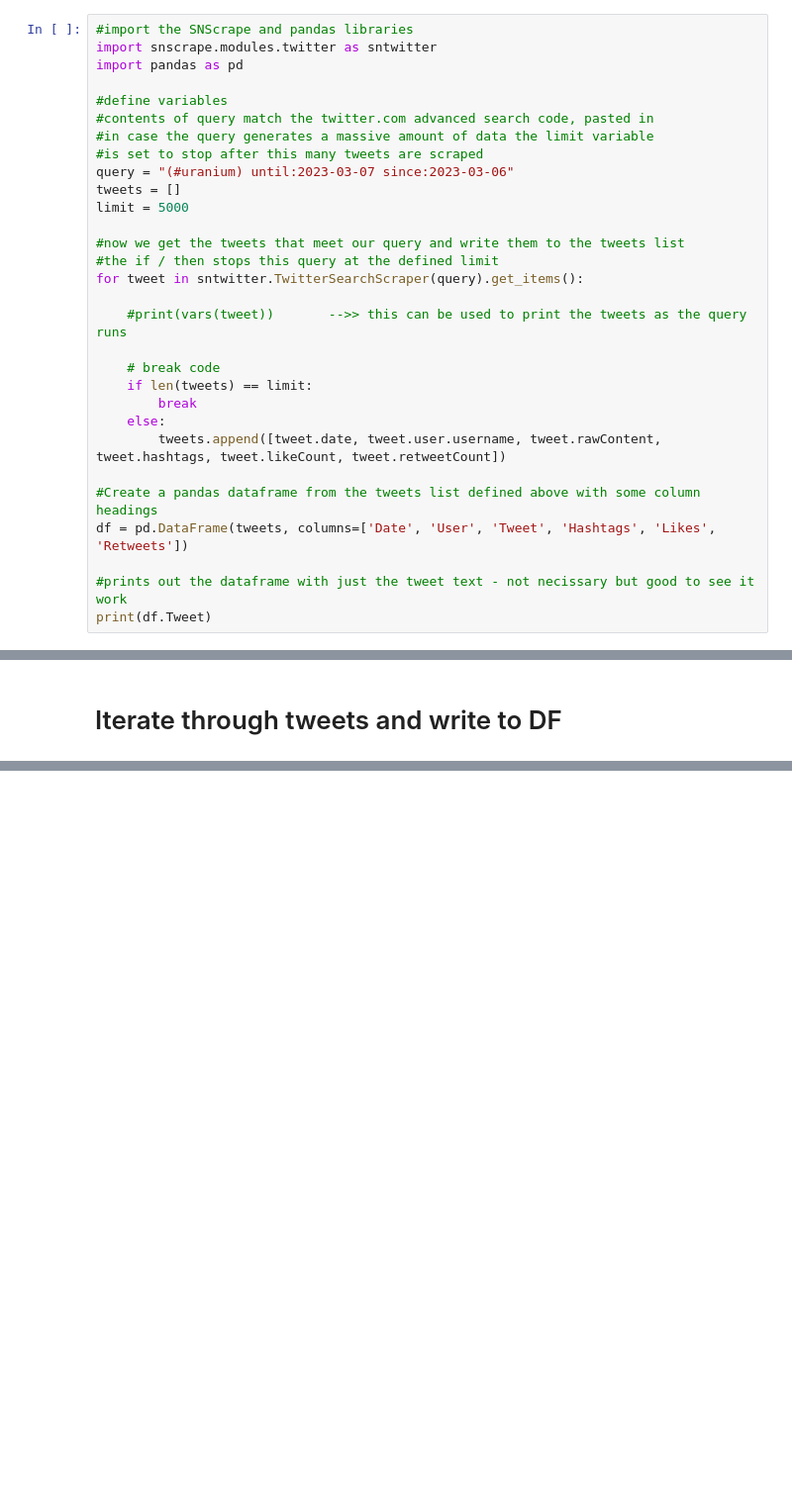
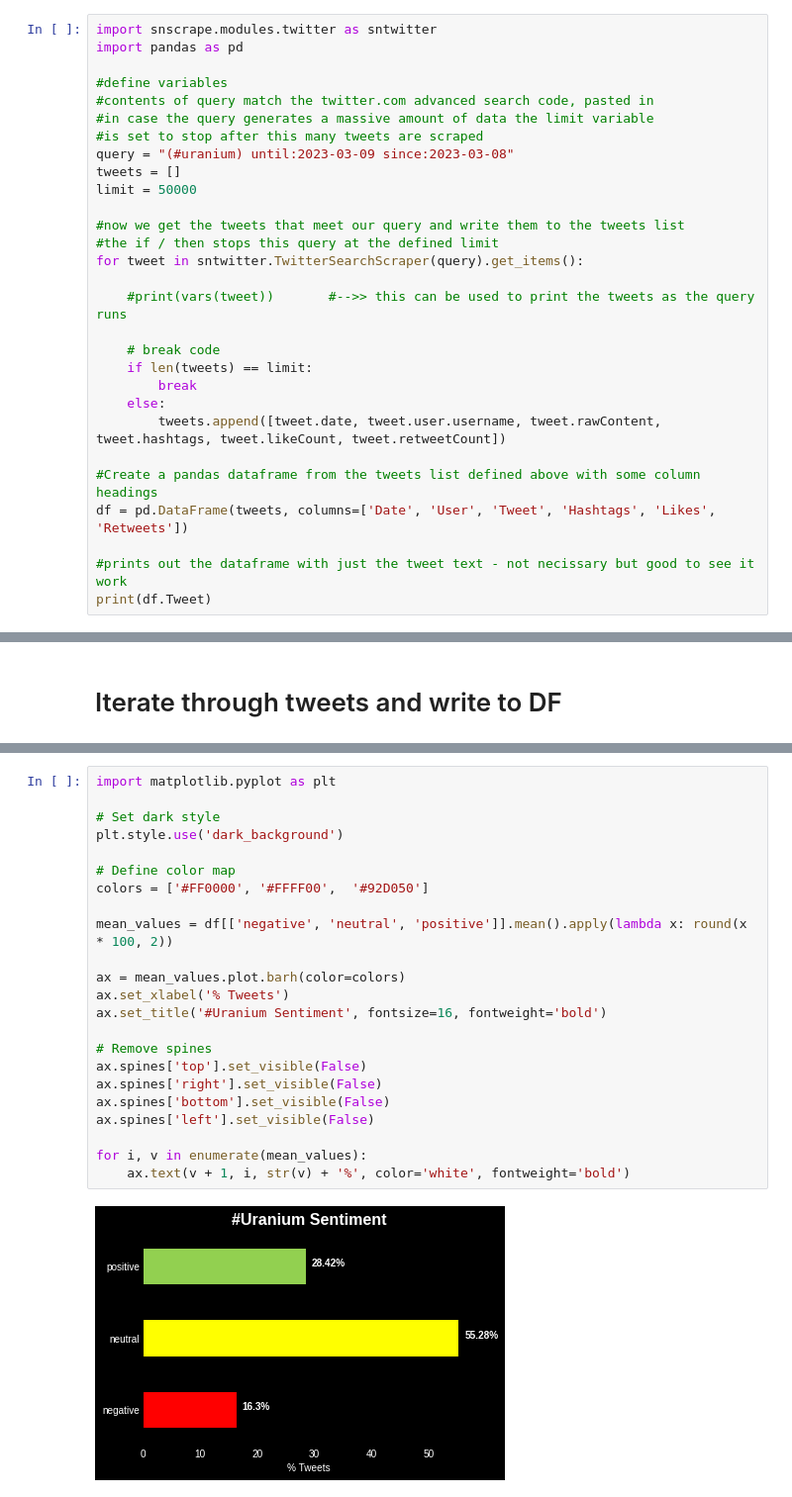
Before and after one commit to ohmyhat/ohmyhat, a Jupyter notebook: _Uranium_Sentiment_Bot.ipynb, the cells around one changed output, grey strips where cells are left out. Shown: that part at 99% size. Cells and saved outputs as stored; diff of their text form; blank space fills up the shorter version.

```diff
--- a/_Uranium_Sentiment_Bot.ipynb
+++ b/_Uranium_Sentiment_Bot.ipynb
@@ -93,5 +99,4 @@ Successfully installed snscrape-0.6.0.20230303
 # %%
-#import the SNScrape and pandas libraries
 import snscrape.modules.twitter as sntwitter
 import pandas as pd
 
@@ -99,15 +104,15 @@ import pandas as pd
 #contents of query match the twitter.com advanced search code, pasted in
 #in case the query generates a massive amount of data the limit variable
 #is set to stop after this many tweets are scraped
-query = "(#uranium) until:2023-03-07 since:2023-03-06"
+query = "(#uranium) until:2023-03-09 since:2023-03-08"
 tweets = []
-limit = 5000
+limit = 50000
 
 #now we get the tweets that meet our query and write them to the tweets list
 #the if / then stops this query at the defined limit
 for tweet in sntwitter.TwitterSearchScraper(query).get_items():
 
-    #print(vars(tweet))       -->> this can be used to print the tweets as the query runs
+    #print(vars(tweet))       #-->> this can be used to print the tweets as the query runs
 
     # break code
     if len(tweets) == limit:
@@ -238,0 +268,25 @@ KeyboardInterrupt: ignored
+# %%
+import matplotlib.pyplot as plt
+
+# Set dark style
+plt.style.use('dark_background')
+
+# Define color map
+colors = ['#FF0000', '#FFFF00',  '#92D050']
+
+mean_values = df[['negative', 'neutral', 'positive']].mean().apply(lambda x: round(x * 100, 2))
+
+ax = mean_values.plot.barh(color=colors)
+ax.set_xlabel('% Tweets')
+ax.set_title('#Uranium Sentiment', fontsize=16, fontweight='bold')
+
+# Remove spines
+ax.spines['top'].set_visible(False)
+ax.spines['right'].set_visible(False)
+ax.spines['bottom'].set_visible(False)
+ax.spines['left'].set_visible(False)
+
+for i, v in enumerate(mean_values):
+    ax.text(v + 1, i, str(v) + '%', color='white', fontweight='bold')
+# %% [output]
+[figure, added]
```
Also changed, not shown: parts of 36 cells of this notebook.
